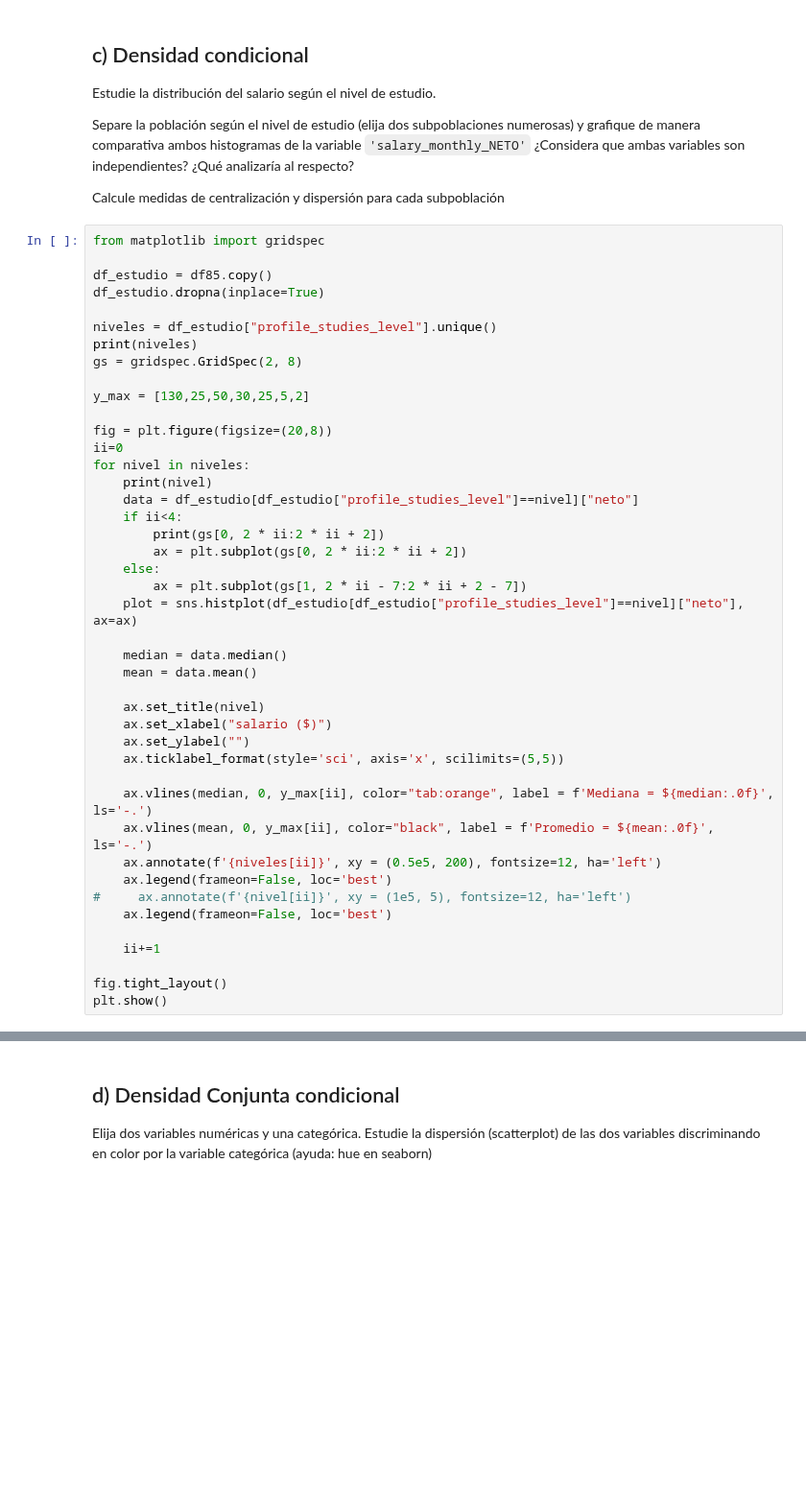
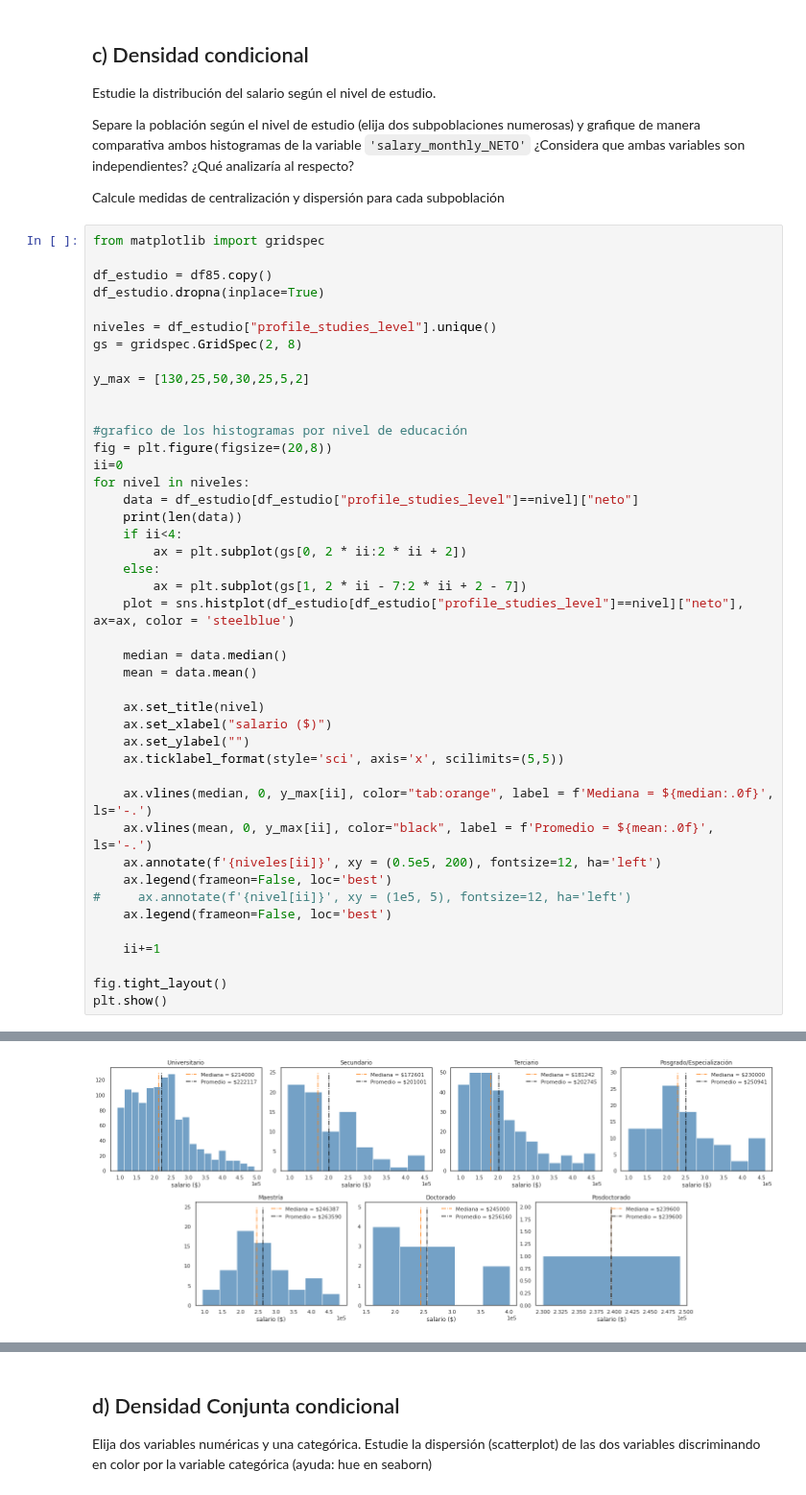
Before and after one commit to Cheva94/Diplo_G22, a Jupyter notebook: AyVD/resolucion_AyVD_parte1.ipynb, the cells around one changed output, grey strips where cells are left out. Shown at 96% size. Cells and saved outputs as stored; diff of their text form; blank space fills up the shorter version.

Commit message:
graficos del problema 2c

```diff
--- a/AyVD/resolucion_AyVD_parte1.ipynb
+++ b/AyVD/resolucion_AyVD_parte1.ipynb
@@ -512,22 +633,22 @@ df_estudio = df85.copy()
 df_estudio.dropna(inplace=True)
 
 niveles = df_estudio["profile_studies_level"].unique()
-print(niveles)
 gs = gridspec.GridSpec(2, 8)
 
 y_max = [130,25,50,30,25,5,2]
 
+
+#grafico de los histogramas por nivel de educación
 fig = plt.figure(figsize=(20,8))
 ii=0
 for nivel in niveles:
-    print(nivel)
     data = df_estudio[df_estudio["profile_studies_level"]==nivel]["neto"]
+    print(len(data))
     if ii<4:
-        print(gs[0, 2 * ii:2 * ii + 2])
         ax = plt.subplot(gs[0, 2 * ii:2 * ii + 2])
     else:
         ax = plt.subplot(gs[1, 2 * ii - 7:2 * ii + 2 - 7])
-    plot = sns.histplot(df_estudio[df_estudio["profile_studies_level"]==nivel]["neto"], ax=ax)
+    plot = sns.histplot(df_estudio[df_estudio["profile_studies_level"]==nivel]["neto"], ax=ax, color = 'steelblue')
 
     median = data.median()
     mean = data.mean()
@@ -548,3 +669,4 @@ for nivel in niveles:
 
 fig.tight_layout()
 plt.show()
+# %% [output]
@@ -550,0 +680 @@ plt.show()
+[figure, added]
```
Also changed, not shown: parts of 21 cells of this notebook.
